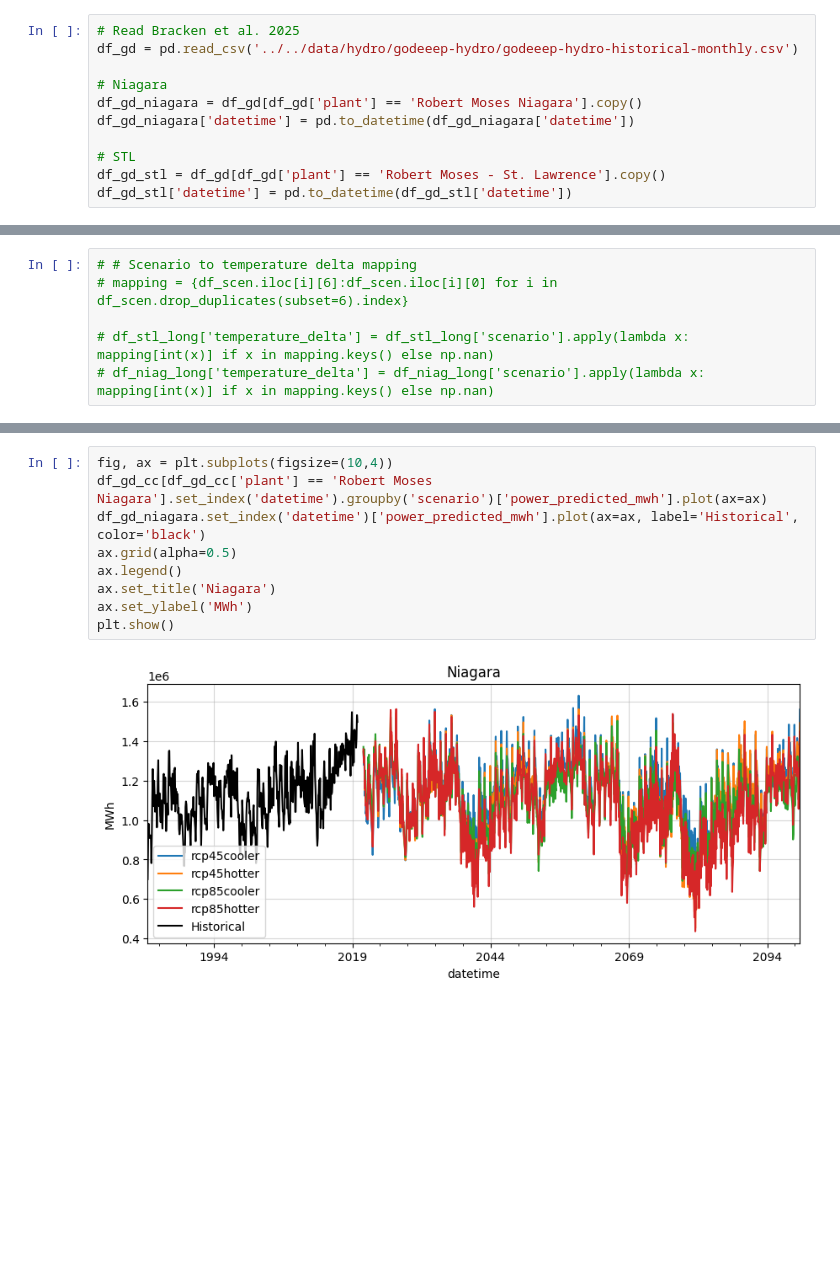
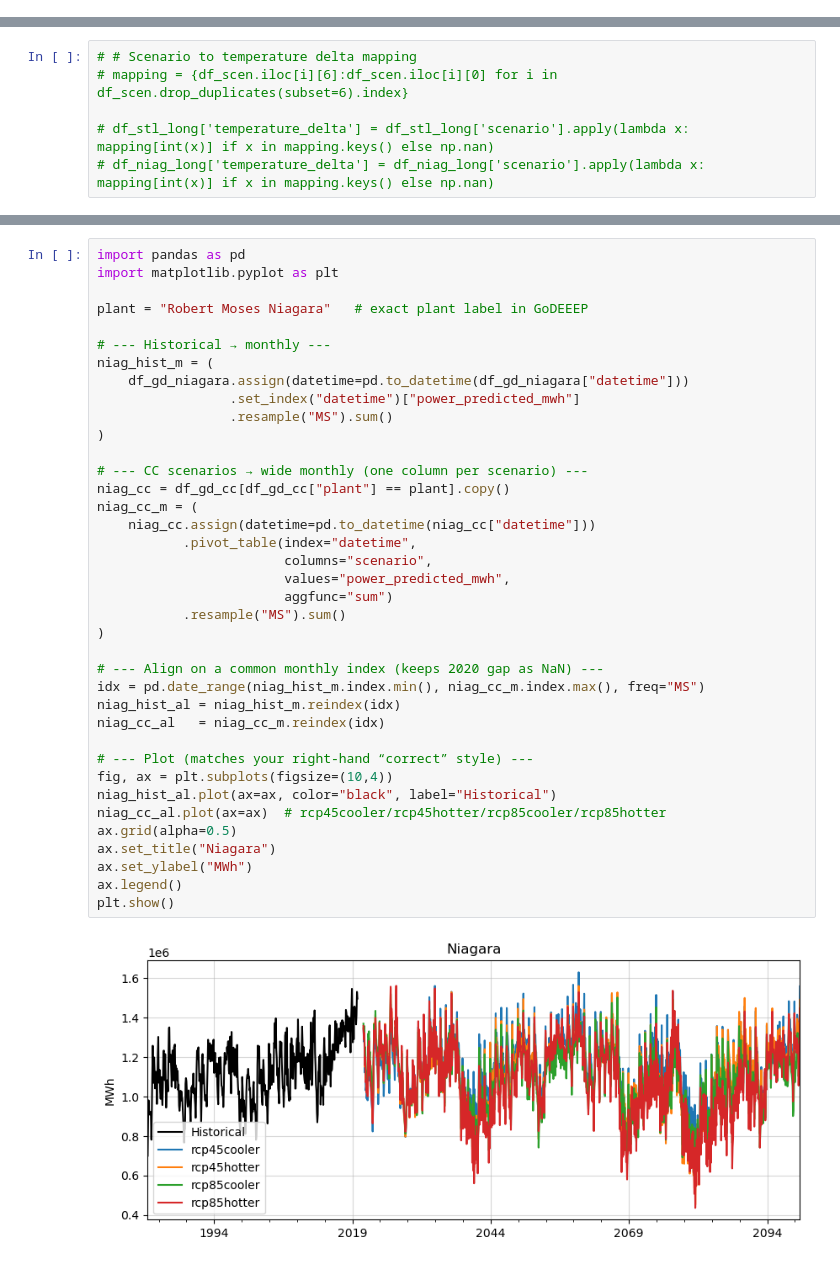
Before and after one commit to reyli4/acorn-julia, a Jupyter notebook: scripts/03_gen_modeling/hydro.ipynb, the cells around one changed output, grey strips where cells are left out. Drawn from its saved outputs; the diff is of its cells as text; blank space fills up the shorter version.

```diff
--- a/scripts/03_gen_modeling/hydro.ipynb
+++ b/scripts/03_gen_modeling/hydro.ipynb
@@ -29,11 +50,0 @@ df_niag['datetime'] = pd.to_datetime(df_niag['Year'].astype(str) + '-' + df_niag
-# %%
-# Read Bracken et al. 2025
-df_gd = pd.read_csv('../../data/hydro/godeeep-hydro/godeeep-hydro-historical-monthly.csv')
-
-# Niagara
-df_gd_niagara = df_gd[df_gd['plant'] == 'Robert Moses Niagara'].copy()
-df_gd_niagara['datetime'] = pd.to_datetime(df_gd_niagara['datetime'])
-
-# STL
-df_gd_stl = df_gd[df_gd['plant'] == 'Robert Moses - St. Lawrence'].copy()
-df_gd_stl['datetime'] = pd.to_datetime(df_gd_stl['datetime'])
@@ -111,13 +225,42 @@ plt.show()
 # %%
+import pandas as pd
+import matplotlib.pyplot as plt
+
+plant = "Robert Moses Niagara"   # exact plant label in GoDEEEP
+
+# --- Historical → monthly ---
+niag_hist_m = (
+    df_gd_niagara.assign(datetime=pd.to_datetime(df_gd_niagara["datetime"]))
+                 .set_index("datetime")["power_predicted_mwh"]
+                 .resample("MS").sum()
+)
+
+# --- CC scenarios → wide monthly (one column per scenario) ---
+niag_cc = df_gd_cc[df_gd_cc["plant"] == plant].copy()
+niag_cc_m = (
+    niag_cc.assign(datetime=pd.to_datetime(niag_cc["datetime"]))
+           .pivot_table(index="datetime",
+                        columns="scenario",
+                        values="power_predicted_mwh",
+                        aggfunc="sum")
+           .resample("MS").sum()
+)
+
+# --- Align on a common monthly index (keeps 2020 gap as NaN) ---
+idx = pd.date_range(niag_hist_m.index.min(), niag_cc_m.index.max(), freq="MS")
+niag_hist_al = niag_hist_m.reindex(idx)
+niag_cc_al   = niag_cc_m.reindex(idx)
+
+# --- Plot (matches your right-hand “correct” style) ---
 fig, ax = plt.subplots(figsize=(10,4))
-df_gd_cc[df_gd_cc['plant'] == 'Robert Moses Niagara'].set_index('datetime').groupby('scenario')['power_predicted_mwh'].plot(ax=ax)
-df_gd_niagara.set_index('datetime')['power_predicted_mwh'].plot(ax=ax, label='Historical', color='black')
+niag_hist_al.plot(ax=ax, color="black", label="Historical")
+niag_cc_al.plot(ax=ax)  # rcp45cooler/rcp45hotter/rcp85cooler/rcp85hotter
 ax.grid(alpha=0.5)
+ax.set_title("Niagara")
+ax.set_ylabel("MWh")
 ax.legend()
-ax.set_title('Niagara')
-ax.set_ylabel('MWh')
 plt.show()
 # %% [output]
-[figure, old version]
+[figure, new version]
 # %%
 # TGW warming deltas
```
Also changed, not shown: parts of 11 cells of this notebook, 47 other files.
